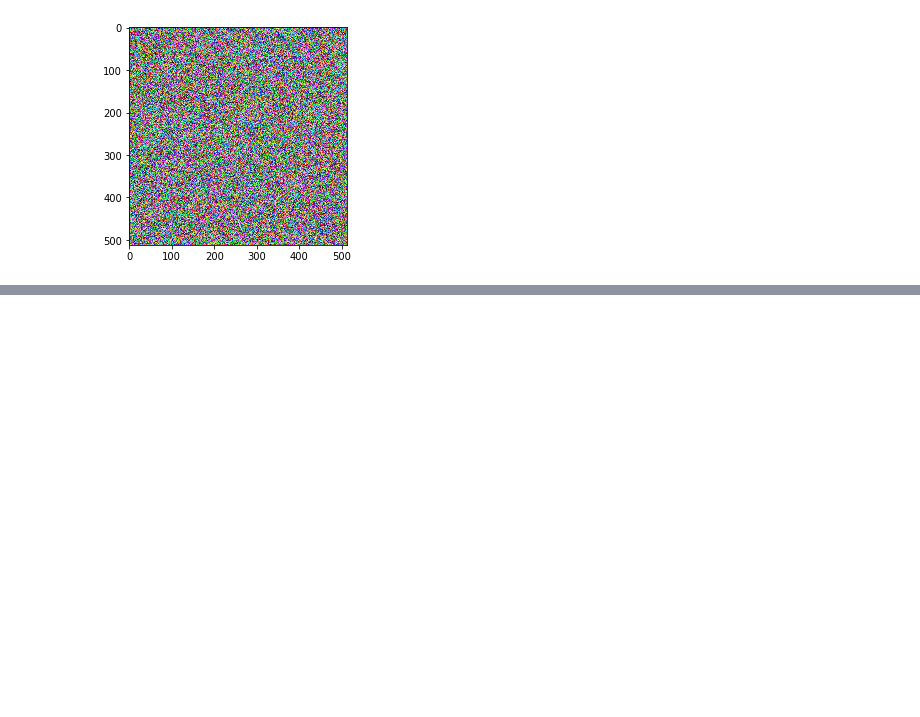
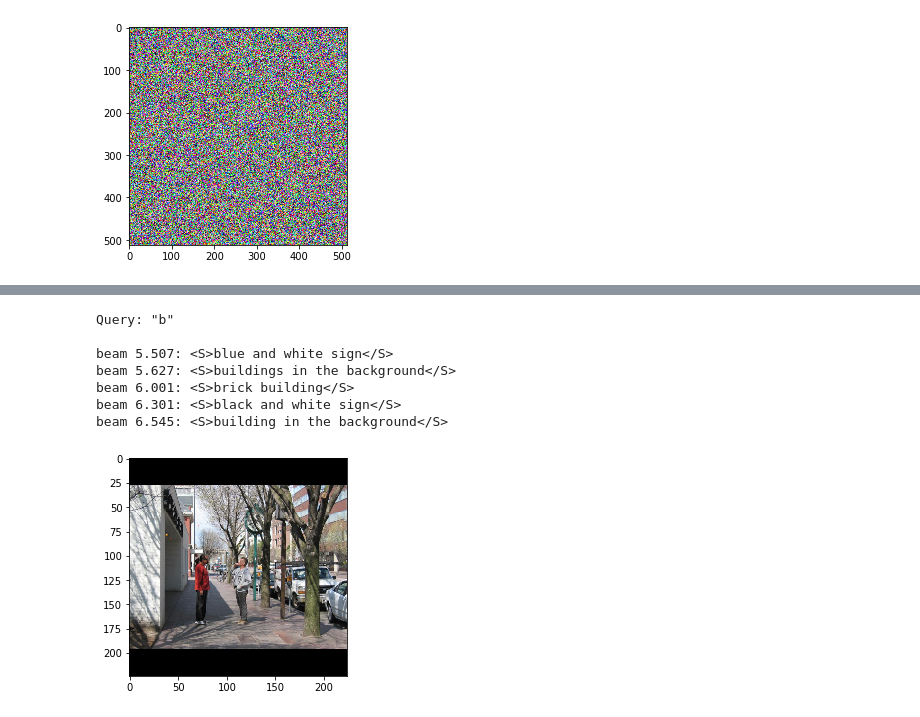
Before and after one commit to ssharpe42/VNLQAC, a Jupyter notebook: query_completion/code/demo.ipynb, the cells around one changed output, grey strips where cells are left out. Saved outputs shown, nothing was run; the diff lists cells and outputs as text; code cells hidden in the pictures; blank space fills up the shorter version.

```diff
--- a/query_completion/code/demo.ipynb
+++ b/query_completion/code/demo.ipynb
@@ -111,0 +124,16 @@ beam 5.327: <S>anywhere on wall</S>
+# %%
+prefix = 'b'
+b = GetCompletions(['<S>'] + list(prefix), vgg_feat, m, branching_factor=4, beam_size=100)
+plt.imshow(example_image)
+print('Query: "{}"\n'.format(prefix))
+for item in list(b)[:-6:-1]:
+    print item
+# %% [output]
+Query: "b"
+
+beam 5.507: <S>blue and white sign</S>
+beam 5.627: <S>buildings in the background</S>
+beam 6.001: <S>brick building</S>
+beam 6.301: <S>black and white sign</S>
+beam 6.545: <S>building in the background</S>
+[figure, added]
```
Also changed, not shown: parts of 6 cells of this notebook, 5 other files.
